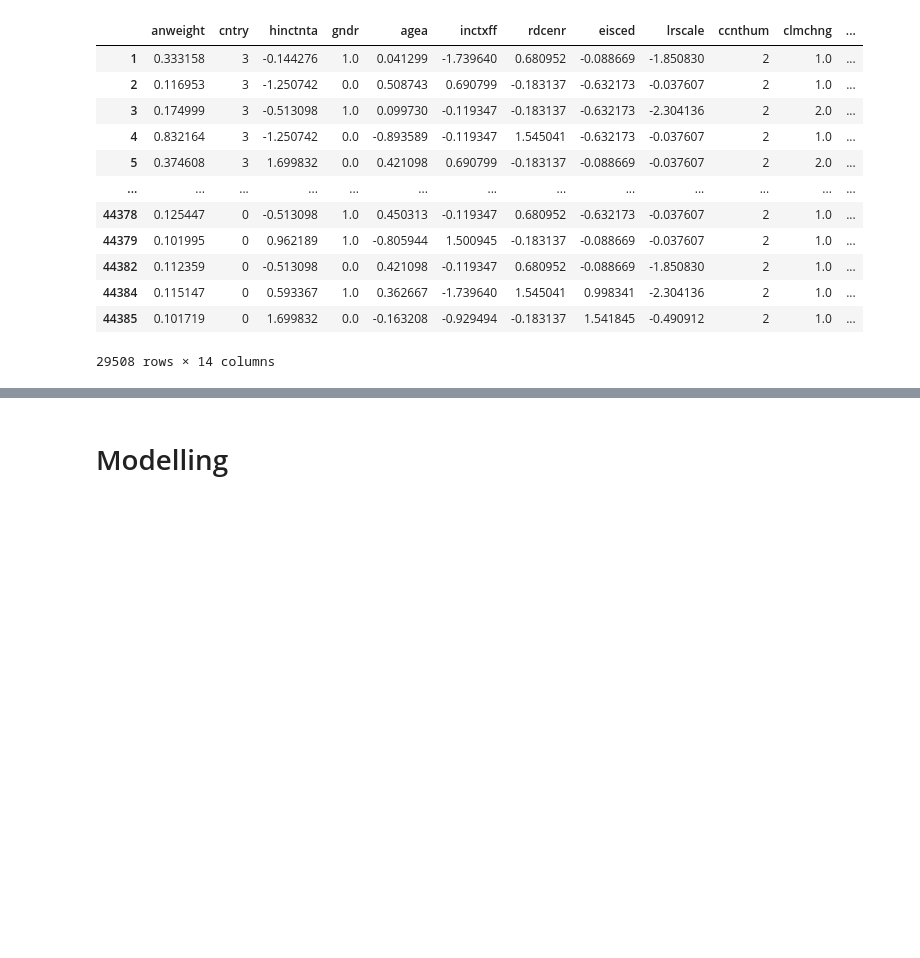
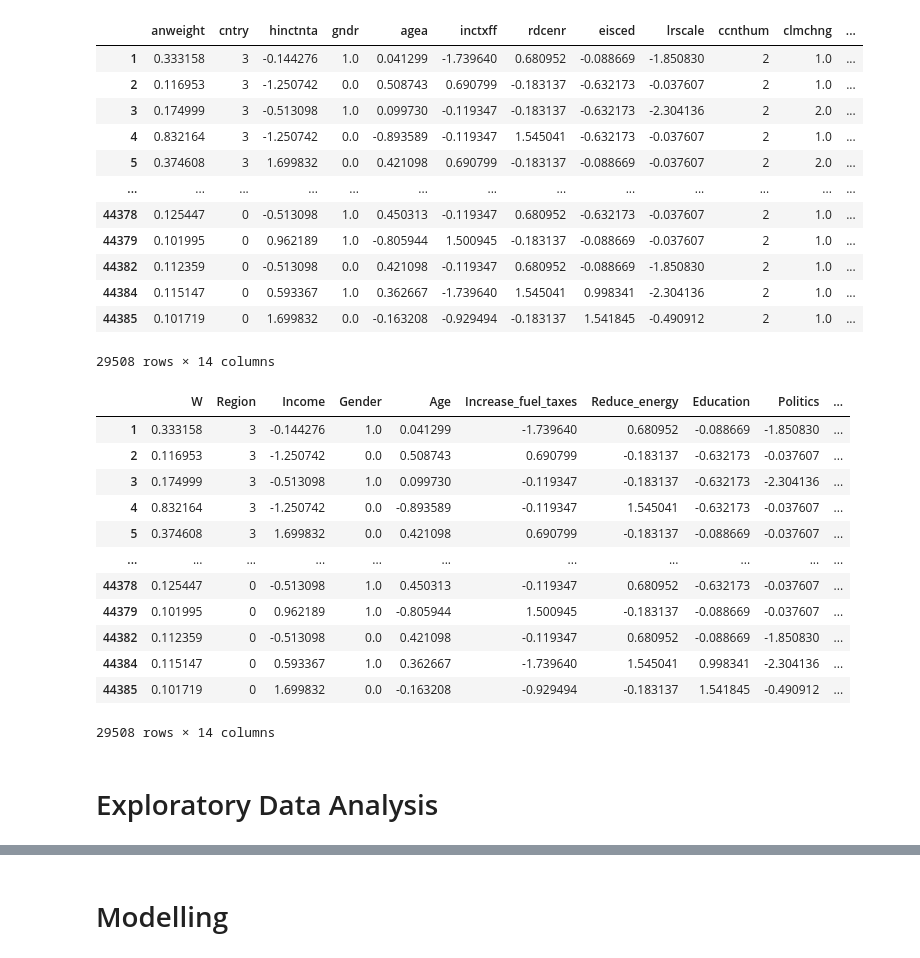
Before and after one commit to Sottix99/European-Social-Survey-Analysis, a Jupyter notebook: ESS8Dataset.ipynb, the cells around one changed output, grey strips where cells are left out. Saved outputs shown, nothing was run; the diff lists cells and outputs as text; code cells hidden in the pictures; blank space fills up the shorter version.

```diff
--- a/ESS8Dataset.ipynb
+++ b/ESS8Dataset.ipynb
@@ -340,3 +482,23 @@ d
 | 44384 | 0.115147 | 0 | 0.593367 | 1.0 | 0.362667 | -1.739640 | 1.545041 | 0.998341 | -2.304136 | 2 | 1.0 | ... |
 | 44385 | 0.101719 | 0 | 1.699832 | 0.0 | -0.163208 | -0.929494 | -0.183137 | 1.541845 | -0.490912 | 2 | 1.0 | ... |
 29508 rows × 14 columns
+# %%
+d.columns = ['W', 'Region', 'Income', 'Gender','Age','Increase_fuel_taxes','Reduce_energy','Education', 'Politics', 'CC_reasons', 'CC_ishappening', 'Care_nature', 'CC_isgood','Y']
+# %%
+d
+# %% [output]
+|  | W | Region | Income | Gender | Age | Increase_fuel_taxes | Reduce_energy | Education | Politics | ... |
+| 1 | 0.333158 | 3 | -0.144276 | 1.0 | 0.041299 | -1.739640 | 0.680952 | -0.088669 | -1.850830 | ... |
+| 2 | 0.116953 | 3 | -1.250742 | 0.0 | 0.508743 | 0.690799 | -0.183137 | -0.632173 | -0.037607 | ... |
+| 3 | 0.174999 | 3 | -0.513098 | 1.0 | 0.099730 | -0.119347 | -0.183137 | -0.632173 | -2.304136 | ... |
+| 4 | 0.832164 | 3 | -1.250742 | 0.0 | -0.893589 | -0.119347 | 1.545041 | -0.632173 | -0.037607 | ... |
+| 5 | 0.374608 | 3 | 1.699832 | 0.0 | 0.421098 | 0.690799 | -0.183137 | -0.088669 | -0.037607 | ... |
+| ... | ... | ... | ... | ... | ... | ... | ... | ... | ... | ... |
+| 44378 | 0.125447 | 0 | -0.513098 | 1.0 | 0.450313 | -0.119347 | 0.680952 | -0.632173 | -0.037607 | ... |
+| 44379 | 0.101995 | 0 | 0.962189 | 1.0 | -0.805944 | 1.500945 | -0.183137 | -0.088669 | -0.037607 | ... |
+| 44382 | 0.112359 | 0 | -0.513098 | 0.0 | 0.421098 | -0.119347 | 0.680952 | -0.088669 | -1.850830 | ... |
+| 44384 | 0.115147 | 0 | 0.593367 | 1.0 | 0.362667 | -1.739640 | 1.545041 | 0.998341 | -2.304136 | ... |
+| 44385 | 0.101719 | 0 | 1.699832 | 0.0 | -0.163208 | -0.929494 | -0.183137 | 1.541845 | -0.490912 | ... |
+29508 rows × 14 columns
+# %% [markdown]
+# Exploratory Data Analysis
```
Also changed, not shown: parts of 14 cells of this notebook.
